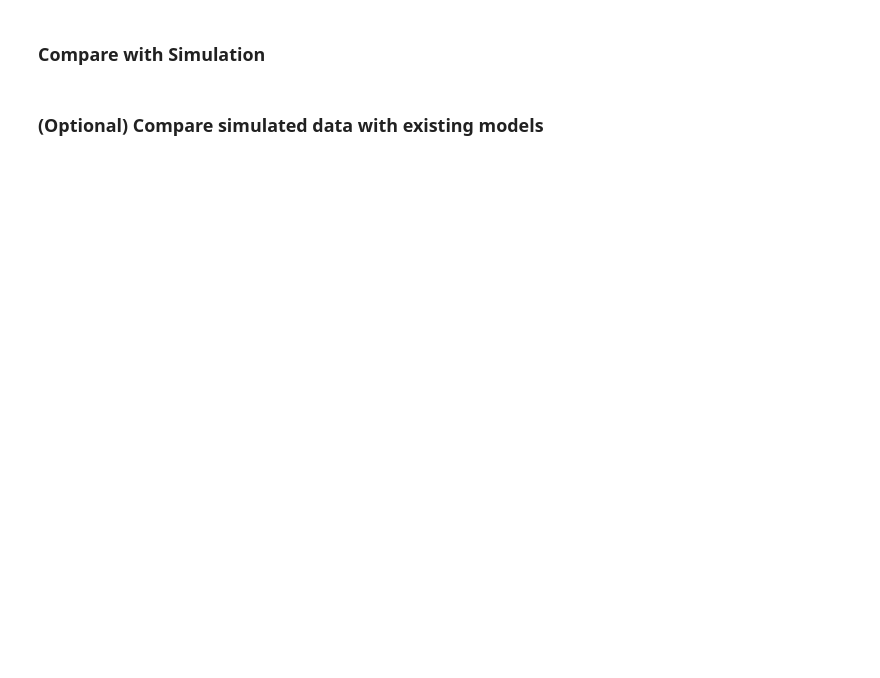
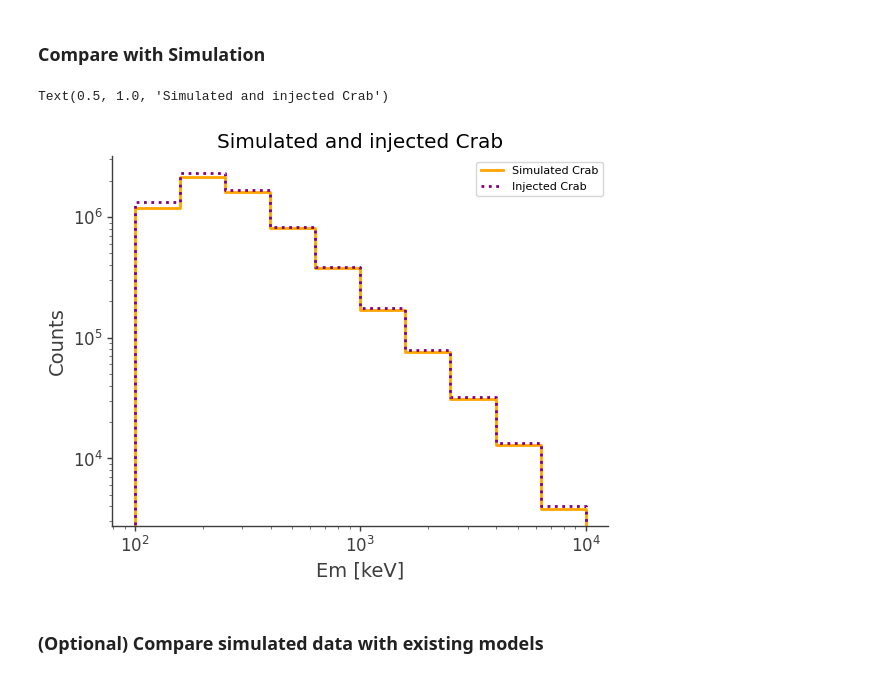
Before and after one commit to hiyoneda/cosipy, a Jupyter notebook: docs/tutorials/source_injector/Point_source_injector.ipynb, the cells around one changed output. Saved outputs shown, nothing was run; the diff lists cells and outputs as text; code cells hidden in the pictures; blank space fills up the shorter version.

```diff
--- a/docs/tutorials/source_injector/Point_source_injector.ipynb
+++ b/docs/tutorials/source_injector/Point_source_injector.ipynb
@@ -242,16 +237,21 @@ simulated_data_path = data_dir/"crab_3months_unbinned_data.hdf5"
 fetch_wasabi_file("COSI-SMEX/cosipy_tutorials/source_injector/crab_3months_unbinned_data.hdf5", simulated_data_path, checksum = '787f17ee7c23e5b94fb77cc52a117422')
 # %%
 simulated = Histogram.open(simulated_data_path)
-injected = Histogram.open("crab_piecewise_injected.h5")
+injected = Histogram.open("Crab_piecewise_injected.h5")
 
-ax,plot = simulated.project("Em").draw(label = "Simulated Crab", color = "orange")
-injected.project("Em").draw(ax, label = "Injected Crab", color = "purple", linestyle = "dotted")
+ax, plot = simulated.project("Em").draw(label="Simulated Crab", color="orange")
+injected.project("Em").draw(
+    ax, label="Injected Crab", color="purple", linestyle="dotted"
+)
 
 ax.legend()
 ax.set_xscale("log")
 ax.set_yscale("log")
 ax.set_ylabel("Counts")
 ax.set_title("Simulated and injected Crab")
+# %% [output]
+Text(0.5, 1.0, 'Simulated and injected Crab')
+[figure, added]
 # %% [markdown]
 ### (Optional) Compare simulated data with existing models
 # %%
```
Also changed, not shown: parts of 35 cells of this notebook, 1 other file.
